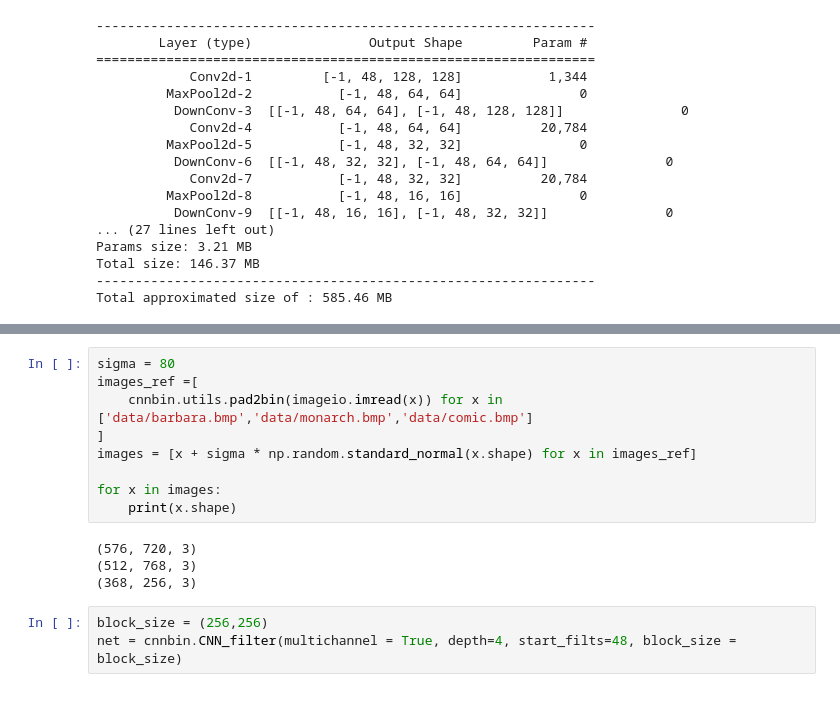
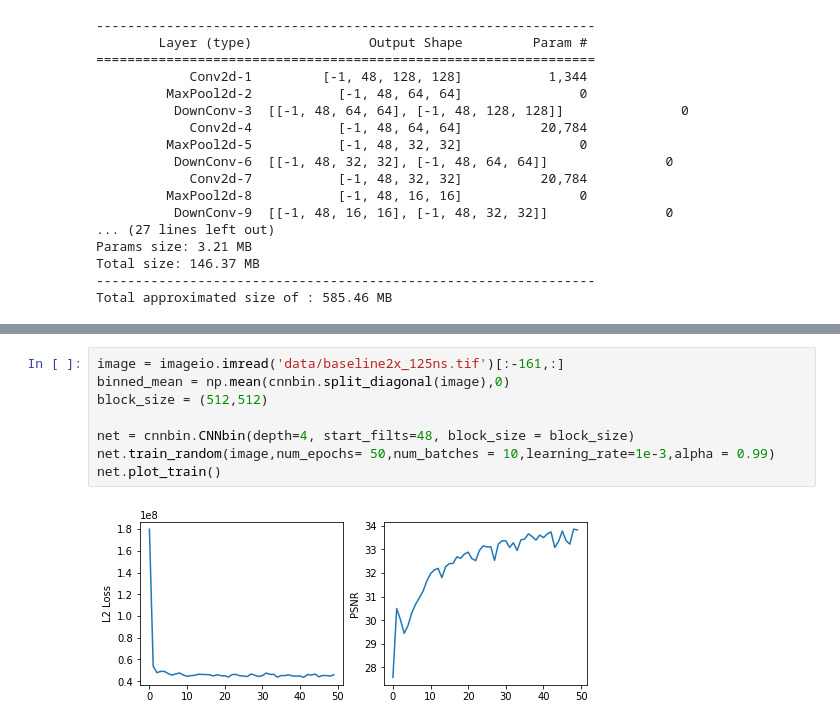
Before and after one commit to axarekma/CNN_bin, a Jupyter notebook: image_example.ipynb, the cells around one changed output, grey strips where cells are left out. Saved outputs shown, nothing was run; the diff lists cells and outputs as text.

```diff
--- a/image_example.ipynb
+++ b/image_example.ipynb
@@ -112,17 +121,11 @@ for i, im in enumerate([binned_mean, image_filter, image_filter_fuse]):
-# %%
-sigma = 80
-images_ref =[
-    cnnbin.utils.pad2bin(imageio.imread(x)) for x in ['data/barbara.bmp','data/monarch.bmp','data/comic.bmp']
-]
-images = [x + sigma * np.random.standard_normal(x.shape) for x in images_ref]
-
-for x in images:
-    print(x.shape)
-# %% [output]
-(576, 720, 3)
-(512, 768, 3)
-(368, 256, 3)
-# %%
-block_size = (256,256)
-net = cnnbin.CNN_filter(multichannel = True, depth=4, start_filts=48, block_size = block_size)
+# %%
+image = imageio.imread('data/baseline2x_125ns.tif')[:-161,:]
+binned_mean = np.mean(cnnbin.split_diagonal(image),0)
+block_size = (512,512)
+
+net = cnnbin.CNNbin(depth=4, start_filts=48, block_size = block_size)
+net.train_random(image,num_epochs= 50,num_batches = 10,learning_rate=1e-3,alpha = 0.99)
+net.plot_train()
+# %% [output]
+[figure, added]
 # %%
```
Also changed, not shown: parts of 17 cells of this notebook, 5 other files.
